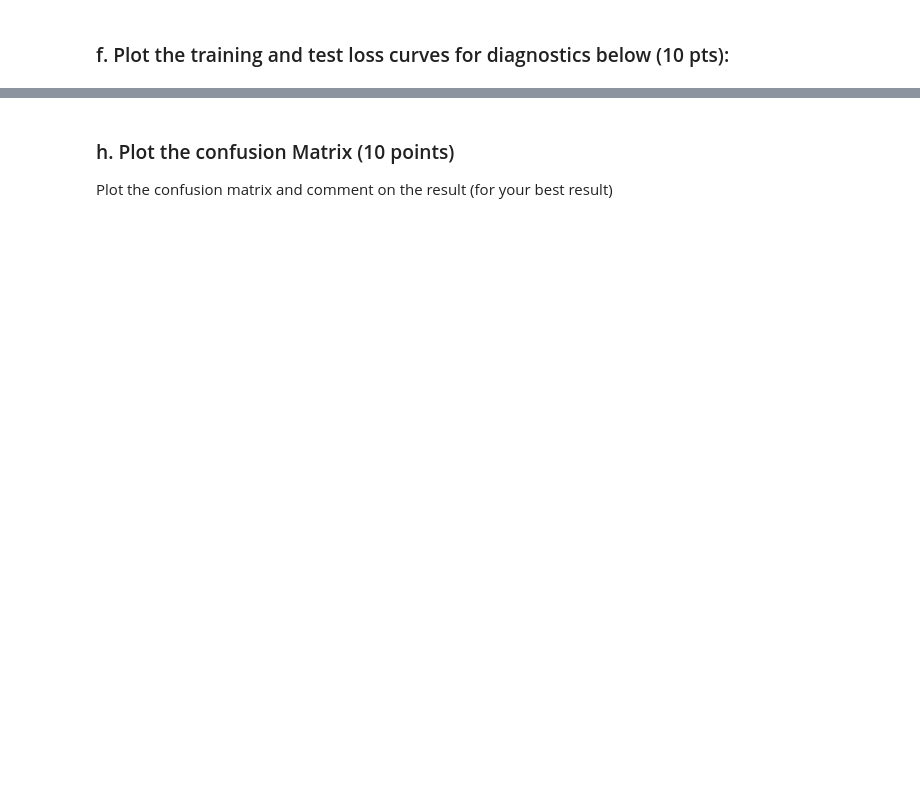
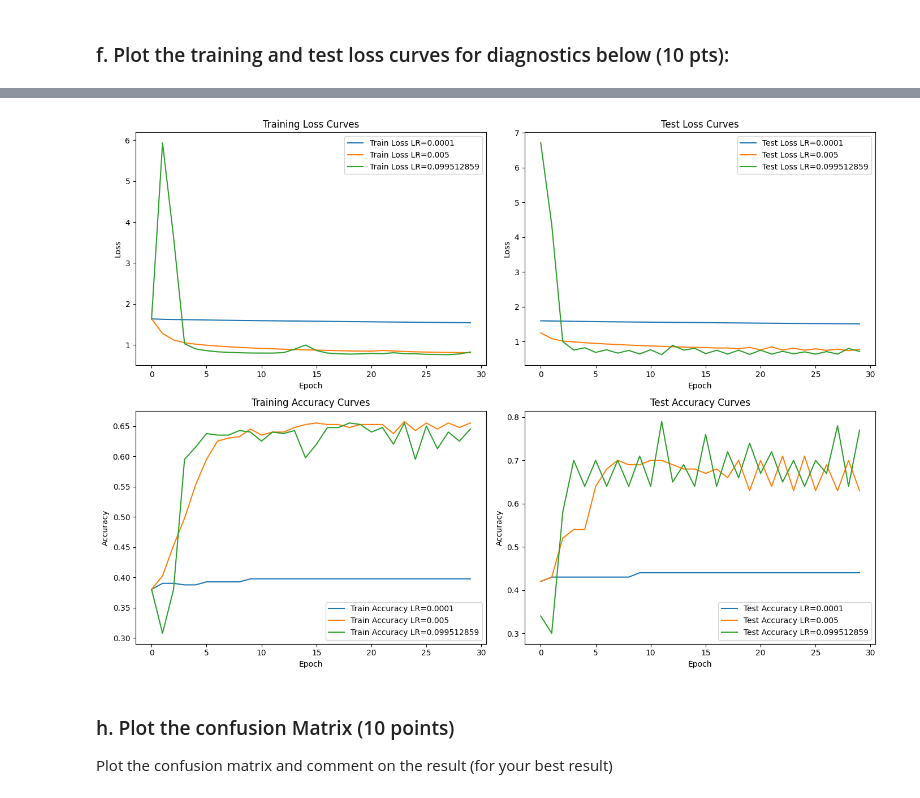
Before and after one commit to SeyyidOS/blg561e-hw1, a Jupyter notebook: HW1.ipynb, the cells around one changed output, grey strips where cells are left out. Cells and saved outputs as stored; diff of their text form; code cells hidden in the pictures; blank space fills up the shorter version.

```diff
--- a/HW1.ipynb
+++ b/HW1.ipynb
@@ -416,3 +535,54 @@ Comment on the result.
+# %%
+import pandas as pd
+import matplotlib.pyplot as plt
+
+train_results_elu = pd.read_csv('results/lr/train_results_0.0001.csv')
+test_results_elu = pd.read_csv('results/lr/test_results_0.0001.csv')
+
+train_results_relu = pd.read_csv('results/lr/train_results_0.005.csv')
+test_results_relu = pd.read_csv('results/lr/test_results_0.005.csv')
+
+train_results_sigmoid = pd.read_csv('results/lr/train_results_0.09951285923544048.csv')
+test_results_sigmoid = pd.read_csv('results/lr/test_results_0.09951285923544048.csv')
+
+fig, axes = plt.subplots(2, 2, figsize=(14, 10))
+
+axes[0, 0].plot(train_results_elu['epoch'], train_results_elu['train_loss'], label='Train Loss LR=0.0001')
+axes[0, 0].plot(train_results_relu['epoch'], train_results_relu['train_loss'], label='Train Loss LR=0.005')
+axes[0, 0].plot(train_results_sigmoid['epoch'], train_results_sigmoid['train_loss'], label='Train Loss LR=0.099512859')
+axes[0, 0].set_xlabel('Epoch')
+axes[0, 0].set_ylabel('Loss')
+axes[0, 0].set_title('Training Loss Curves')
+axes[0, 0].legend()
+
+axes[0, 1].plot(test_results_elu['epoch'], test_results_elu['test_loss'], label='Test Loss LR=0.0001')
+axes[0, 1].plot(test_results_relu['epoch'], test_results_relu['test_loss'], label='Test Loss LR=0.005')
+axes[0, 1].plot(test_results_sigmoid['epoch'], test_results_sigmoid['test_loss'], label='Test Loss LR=0.099512859')
+axes[0, 1].set_xlabel('Epoch')
+axes[0, 1].set_ylabel('Loss')
+axes[0, 1].set_title('Test Loss Curves')
+axes[0, 1].legend()
+
+axes[1, 0].plot(train_results_elu['epoch'], train_results_elu['train_accuracy'], label='Train Accuracy LR=0.0001')
+axes[1, 0].plot(train_results_relu['epoch'], train_results_relu['train_accuracy'], label='Train Accuracy LR=0.005')
+axes[1, 0].plot(train_results_sigmoid['epoch'], train_results_sigmoid['train_accuracy'], label='Train Accuracy LR=0.099512859')
+axes[1, 0].set_xlabel('Epoch')
+axes[1, 0].set_ylabel('Accuracy')
+axes[1, 0].set_title('Training Accuracy Curves')
+axes[1, 0].legend()
+
+axes[1, 1].plot(test_results_elu['epoch'], test_results_elu['test_accuracy'], label='Test Accuracy LR=0.0001')
+axes[1, 1].plot(test_results_relu['epoch'], test_results_relu['test_accuracy'], label='Test Accuracy LR=0.005')
+axes[1, 1].plot(test_results_sigmoid['epoch'], test_results_sigmoid['test_accuracy'], label='Test Accuracy LR=0.099512859')
+axes[1, 1].set_xlabel('Epoch')
+axes[1, 1].set_ylabel('Accuracy')
+axes[1, 1].set_title('Test Accuracy Curves')
+axes[1, 1].legend()
+
+plt.tight_layout()
+plt.show()
+# %% [output]
+[figure, added]
 # %% [markdown]
 ### h. Plot the confusion Matrix (10 points)
 Plot the confusion matrix and comment on the result (for your best result)
```
Also changed, not shown: parts of 28 cells of this notebook, 22 other files.
